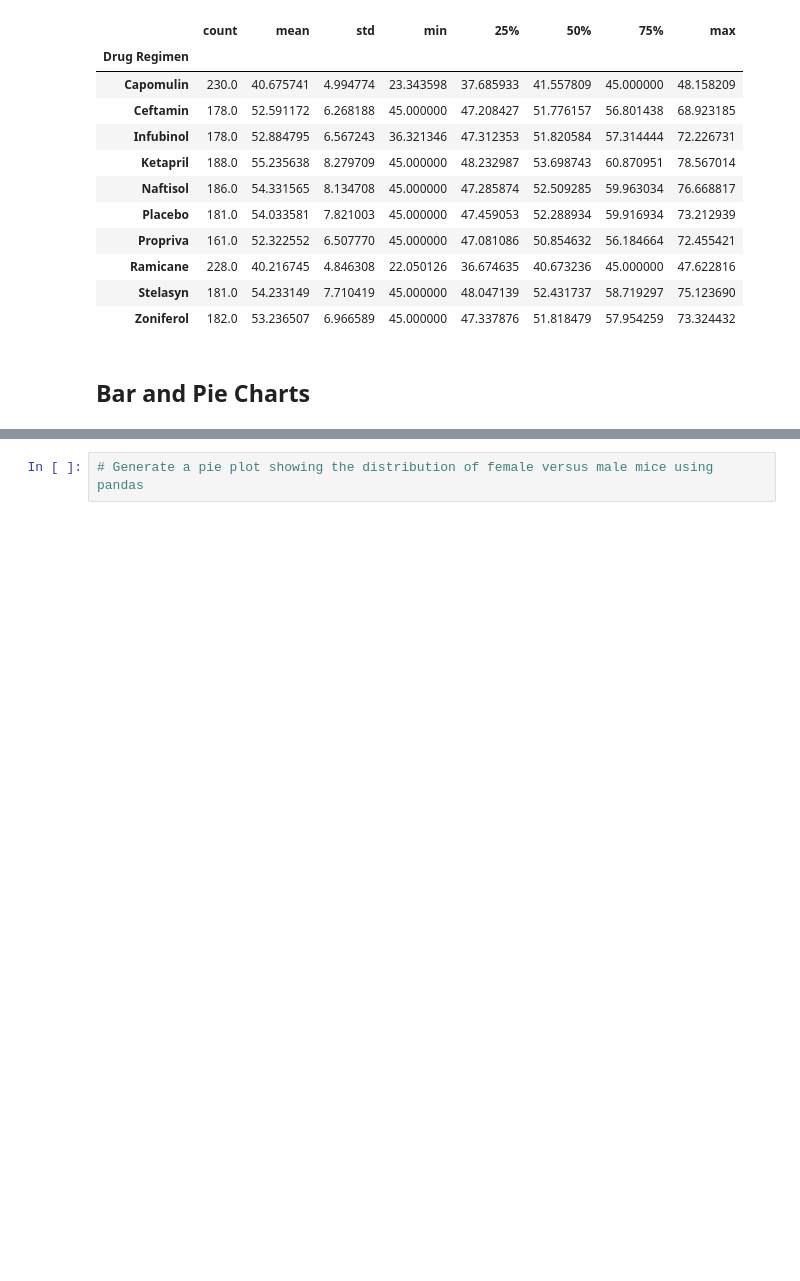
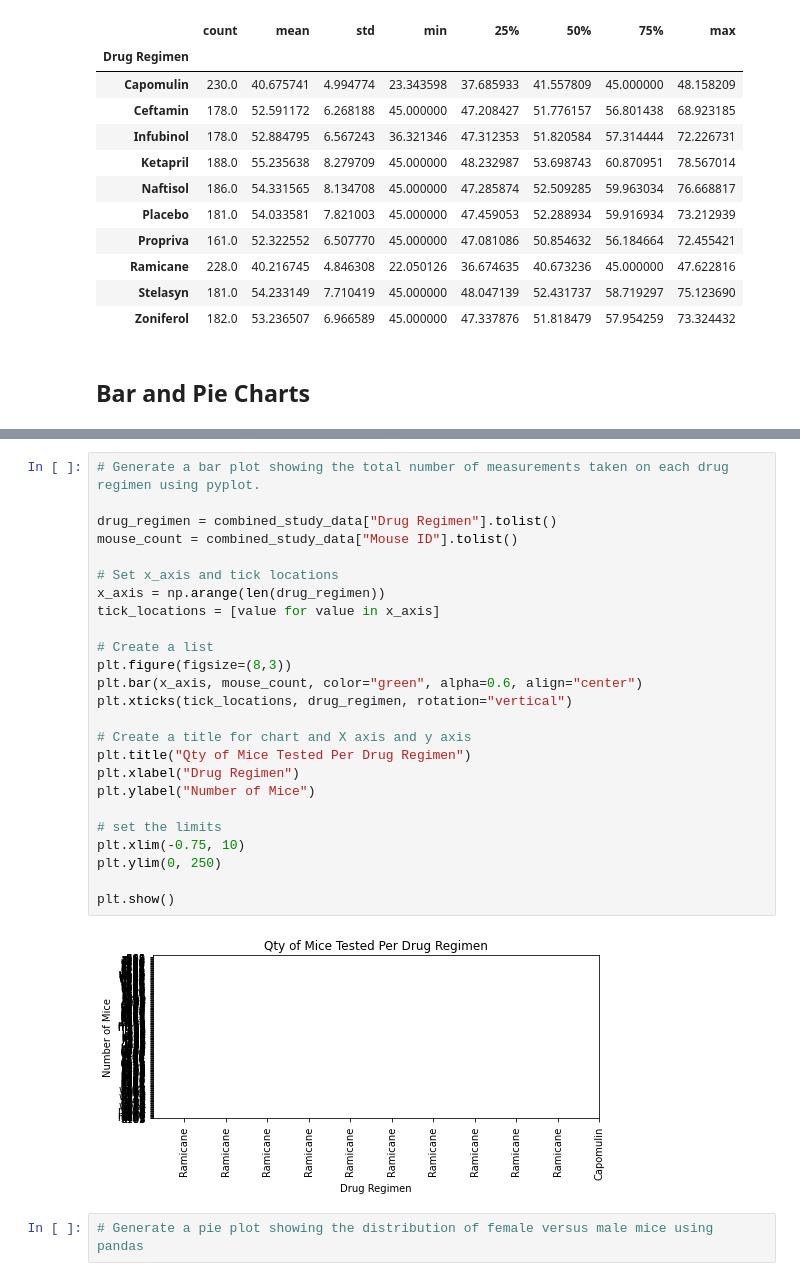
Before and after one commit to TinaKuo77/Matplotlib_Challenging, a Jupyter notebook: Pymaceuticals/FinalResult.ipynb, the cells around one changed output, grey strips where cells are left out. Saved outputs shown, nothing was run; the diff lists cells and outputs as text; blank space fills up the shorter version.

```diff
--- a/Pymaceuticals/FinalResult.ipynb
+++ b/Pymaceuticals/FinalResult.ipynb
@@ -156,3 +154,30 @@ plt.tight_layout()
+# %%
+# Generate a bar plot showing the total number of measurements taken on each drug regimen using pyplot.
+
+drug_regimen = combined_study_data["Drug Regimen"].tolist()
+mouse_count = combined_study_data["Mouse ID"].tolist()
+
+# Set x_axis and tick locations
+x_axis = np.arange(len(drug_regimen))
+tick_locations = [value for value in x_axis]
+
+# Create a list
+plt.figure(figsize=(8,3))
+plt.bar(x_axis, mouse_count, color="green", alpha=0.6, align="center")
+plt.xticks(tick_locations, drug_regimen, rotation="vertical")
+
+# Create a title for chart and X axis and y axis
+plt.title("Qty of Mice Tested Per Drug Regimen")
+plt.xlabel("Drug Regimen")
+plt.ylabel("Number of Mice")
+
+# set the limits
+plt.xlim(-0.75, 10)
+plt.ylim(0, 250)
+
+plt.show()
+# %% [output]
+[figure, added]
 # %%
 # Generate a pie plot showing the distribution of female versus male mice using pandas
 # %%
```
Also changed, not shown: parts of 2 cells of this notebook.
